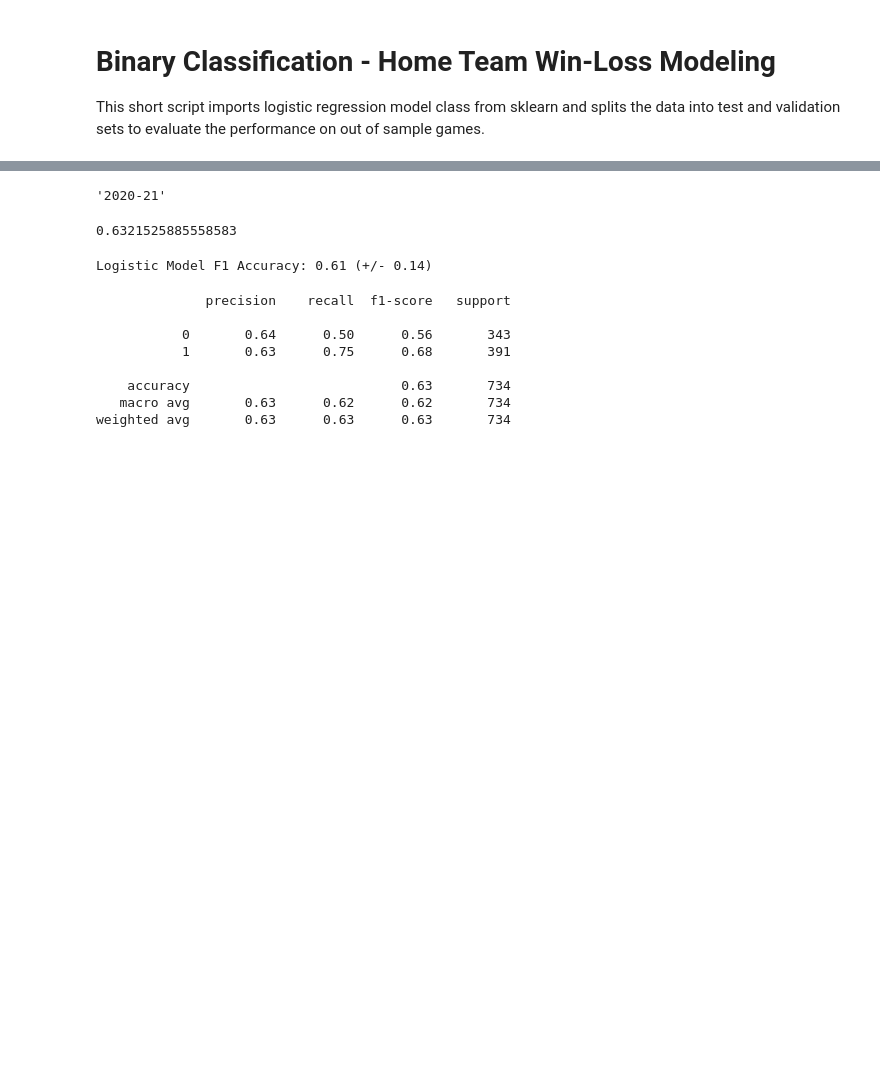
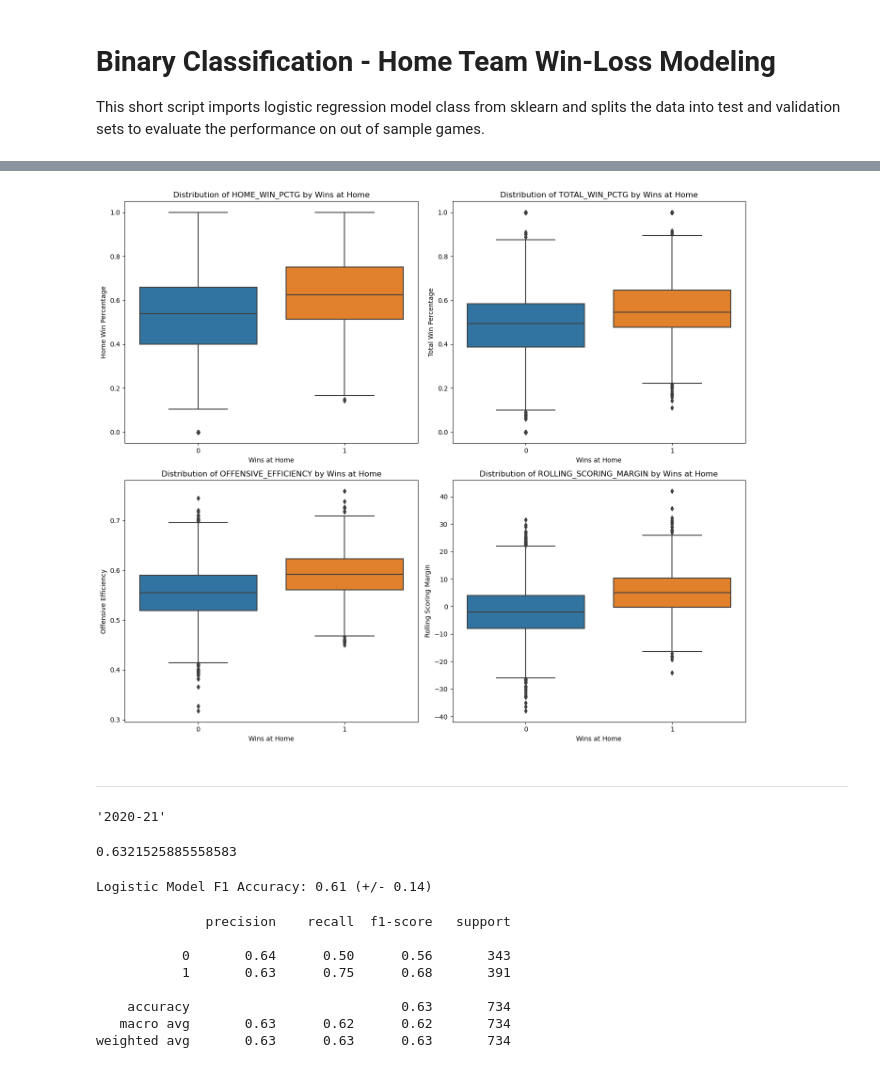
Before and after one commit to Quantum-Impulse/Final-Project-CS329E, a Jupyter notebook: Home Team Win-Loss Modeling.ipynb, the cells around one changed output, grey strips where cells are left out. Cells and saved outputs as stored; diff of their text form; code cells hidden in the pictures; blank space fills up the shorter version.

```diff
--- a/Home Team Win-Loss Modeling.ipynb
+++ b/Home Team Win-Loss Modeling.ipynb
@@ -28,3 +52,38 @@ data
+# %%
+# Plotting box plots for highly correlated variables with W_HOME
+
+fig, axes = plt.subplots(nrows=2, ncols=2, figsize=(14, 12))
+
+# W_HOME vs HOME_WIN_PCTG
+sns.boxplot(ax=axes[0, 0], data=data_new, x='W_HOME', y='HOME_WIN_PCTG')
+axes[0, 0].set_title('Distribution of HOME_WIN_PCTG by Wins at Home')
+axes[0, 0].set_xlabel('Wins at Home')
+axes[0, 0].set_ylabel('Home Win Percentage')
+
+# W_HOME vs TOTAL_WIN_PCTG
+sns.boxplot(ax=axes[0, 1], data=data_new, x='W_HOME', y='TOTAL_WIN_PCTG')
+axes[0, 1].set_title('Distribution of TOTAL_WIN_PCTG by Wins at Home')
+axes[0, 1].set_xlabel('Wins at Home')
+axes[0, 1].set_ylabel('Total Win Percentage')
+
+# W_HOME vs OFFENSIVE_EFFICIENCY
+sns.boxplot(ax=axes[1, 0], data=data_new, x='W_HOME', y='OFFENSIVE_EFFICIENCY')
+axes[1, 0].set_title('Distribution of OFFENSIVE_EFFICIENCY by Wins at Home')
+axes[1, 0].set_xlabel('Wins at Home')
+axes[1, 0].set_ylabel('Offensive Efficiency')
+
+# W_HOME vs ROLLING_SCORING_MARGIN
+sns.boxplot(ax=axes[1, 1], data=data_new, x='W_HOME', y='ROLLING_SCORING_MARGIN')
+axes[1, 1].set_title('Distribution of ROLLING_SCORING_MARGIN by Wins at Home')
+axes[1, 1].set_xlabel('Wins at Home')
+axes[1, 1].set_ylabel('Rolling Scoring Margin')
+
+plt.tight_layout()
+plt.show()
+# %% [output]
+[figure, added]
+# %% [markdown]
+---
 # %%
 validation = data[data['SEASON'] == '2022-23']
 modelData = data[data['SEASON'] != '2022-23'].sample(frac=1)
```
Also changed, not shown: parts of 5 cells of this notebook, 1 other file.
